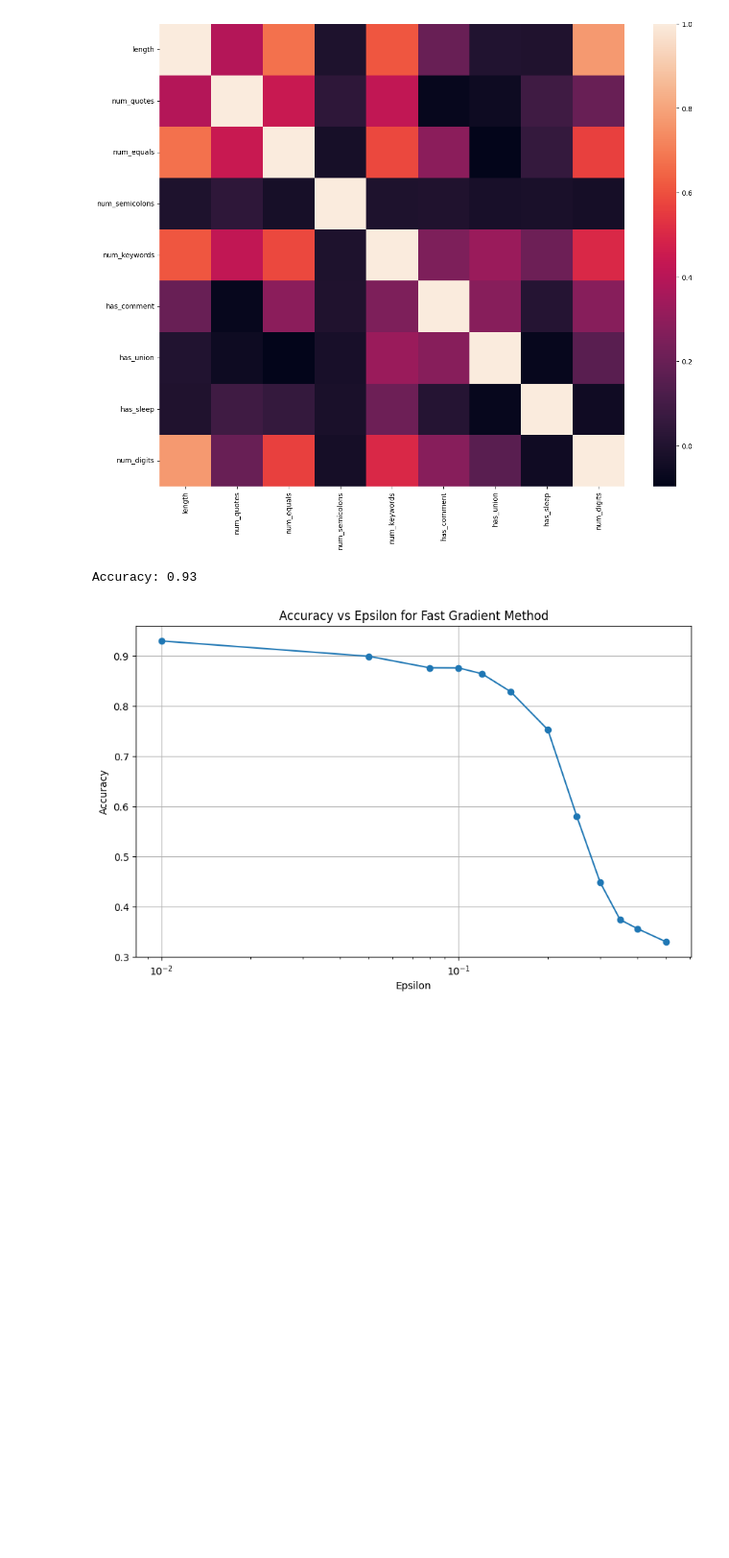
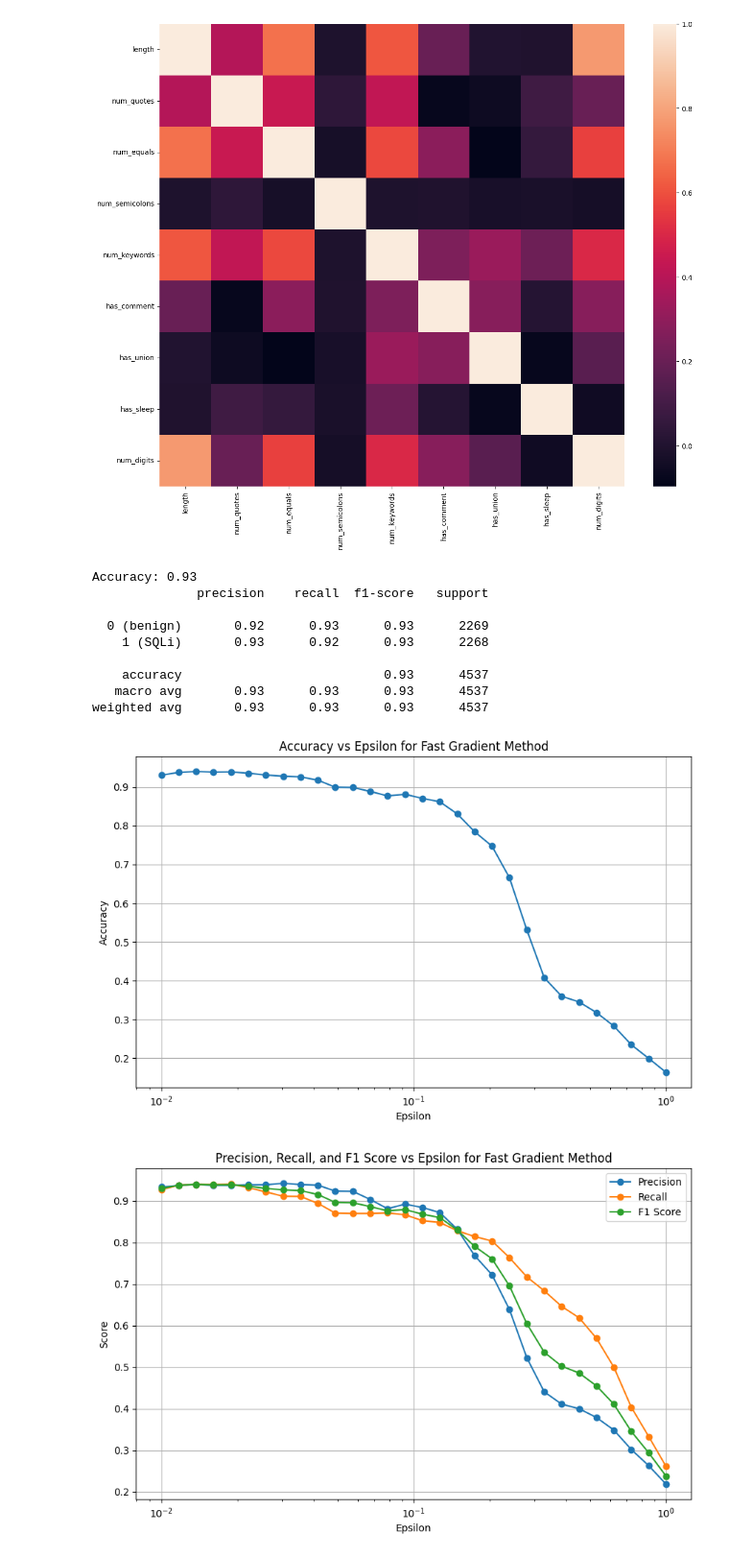
Before and after one commit to NathENSAE/Asma, a Jupyter notebook: sqli.ipynb, the cells around one changed output. Shown at 96% size. Cells and saved outputs as stored; diff of their text form; code cells hidden in the pictures; blank space fills up the shorter version.

Commit message:
Ajout accuracy, precision, recall, f1

```diff
--- a/sqli.ipynb
+++ b/sqli.ipynb
@@ -218,7 +217,7 @@ plt.show()
 # %% [output]
 [figure]
 # %%
-epsilons = [0.01, 0.05, 0.08, 0.1, 0.12, 0.15, 0.2, 0.25, 0.3, 0.35, 0.4, 0.5]
+epsilons = np.logspace(-2, 0, num=30)
 
 # Entraîner le modèle
 model = LogisticRegression(max_iter=500)
@@ -229,38 +228,69 @@ y_pred = model.predict(X_test)
 accuracy = accuracy_score(y_test, y_pred)
 print(f"Accuracy: {accuracy:.2f}")
 
-#ajouter matrice de confusion + accuracy, recall...
+# Accuracy, precision, recall, F1-score
+print(classification_report(y_test, y_pred, target_names=['0 (benign)', '1 (SQLi)']))
 
 accuracies = []
+precisions = []
+recalls = []
+f1_scores = []
 
+# Boucle sur les valeurs d'epsilon
 for epsilon in epsilons:
     # Créer l'estimateur ART
     classifier = SklearnClassifier(model=model)
     # Créer l'attaque
     attack = FastGradientMethod(estimator=classifier, eps=epsilon)
     # Générer les exemples adverses
     X_test_adv = attack.generate(x=X_test)
     # Évaluer le modèle sur les exemples adverses
     y_pred_adv = classifier.predict(X_test_adv)
     y_pred_adv_classes = np.argmax(y_pred_adv, axis=1)
     # Calculer l'accuracy sur les exemples adverses
     accuracy_adv = accuracy_score(y_test.astype(int), y_pred_adv_classes)
     accuracies.append(accuracy_adv)
+    # Calculer la précision, le rappel et le F1-score
+    precision = np.sum((y_test.astype(int) == 1) & (y_pred_adv_classes == 1)) / np.sum(y_pred_adv_classes == 1)
+    recall = np.sum((y_test.astype(int) == 1) & (y_pred_adv_classes == 1)) / np.sum(y_test.astype(int) == 1)
+    f1_score = 2 * (precision * recall) / (precision + recall) if (precision + recall) > 0 else 0
+    precisions.append(precision)
+    recalls.append(recall)
+    f1_scores.append(f1_score)
 
 # Afficher les résultats
 plt.figure(figsize=(10, 6))
 plt.plot(epsilons, accuracies, marker='o')
 plt.title('Accuracy vs Epsilon for Fast Gradient Method')
 plt.xlabel('Epsilon')
 plt.ylabel('Accuracy')
 plt.xscale('log')
 plt.grid(True)
 plt.show()
 
-#ajouter courbe accuracy, recall... après l'attaque
+plt.figure(figsize=(10, 6))
+plt.plot(epsilons, precisions, marker='o', label='Precision')
+plt.plot(epsilons, recalls, marker='o', label='Recall')
+plt.plot(epsilons, f1_scores, marker='o', label='F1 Score')
+plt.title('Precision, Recall, and F1 Score vs Epsilon for Fast Gradient Method')
+plt.xlabel('Epsilon')
+plt.ylabel('Score')
+plt.xscale('log')
+plt.legend()
+plt.grid(True)
+plt.show()
 # %% [output]
 Accuracy: 0.93
+              precision    recall  f1-score   support
+
+  0 (benign)       0.92      0.93      0.93      2269
+    1 (SQLi)       0.93      0.92      0.93      2268
+
+    accuracy                           0.93      4537
+   macro avg       0.93      0.93      0.93      4537
+weighted avg       0.93      0.93      0.93      4537
-[figure, old version]
+[figure, new version]
+[figure, added]
 # %%
 input_shape = (X_train.shape[1],)
 num_classes = len(np.unique(y_train))
```
Also changed, not shown: parts of 7 cells of this notebook.
